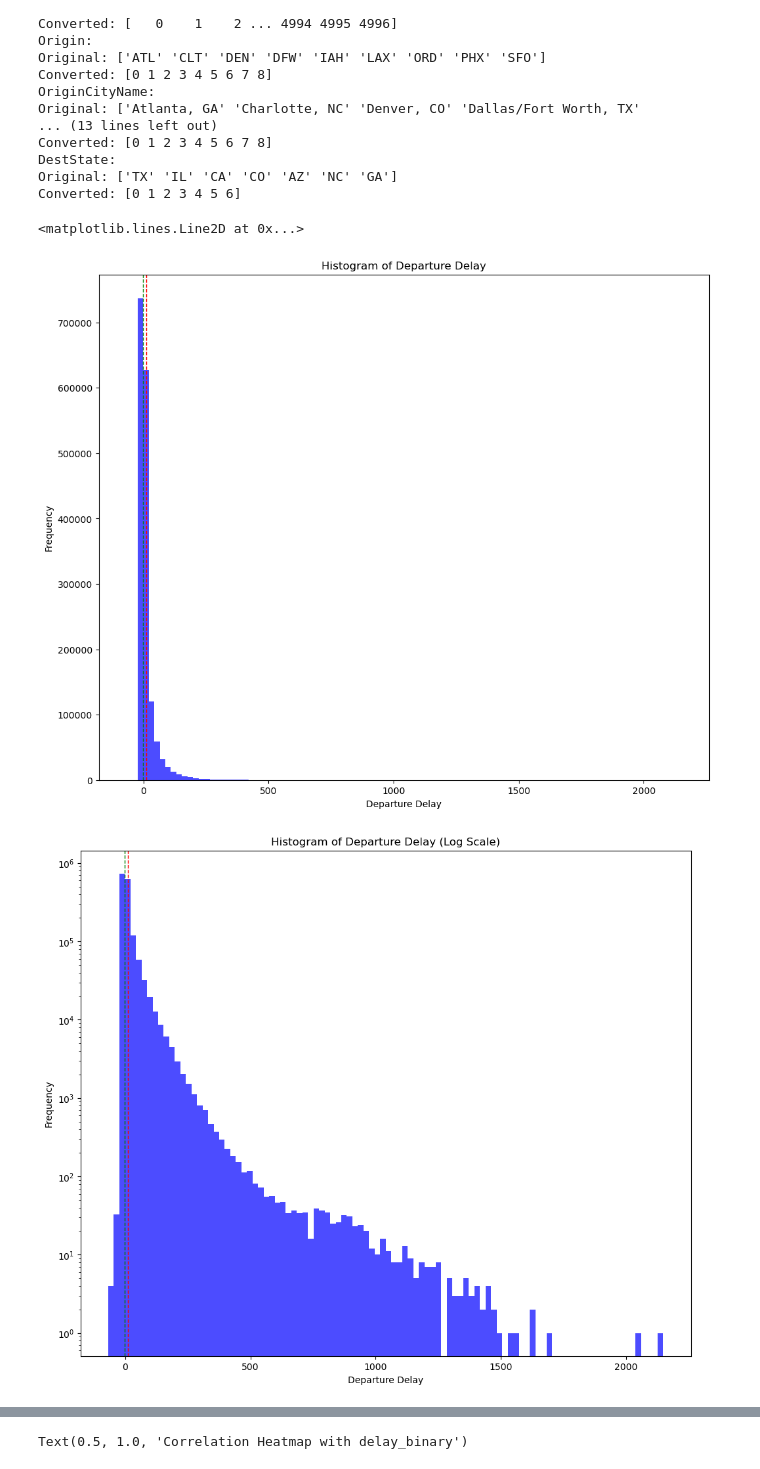
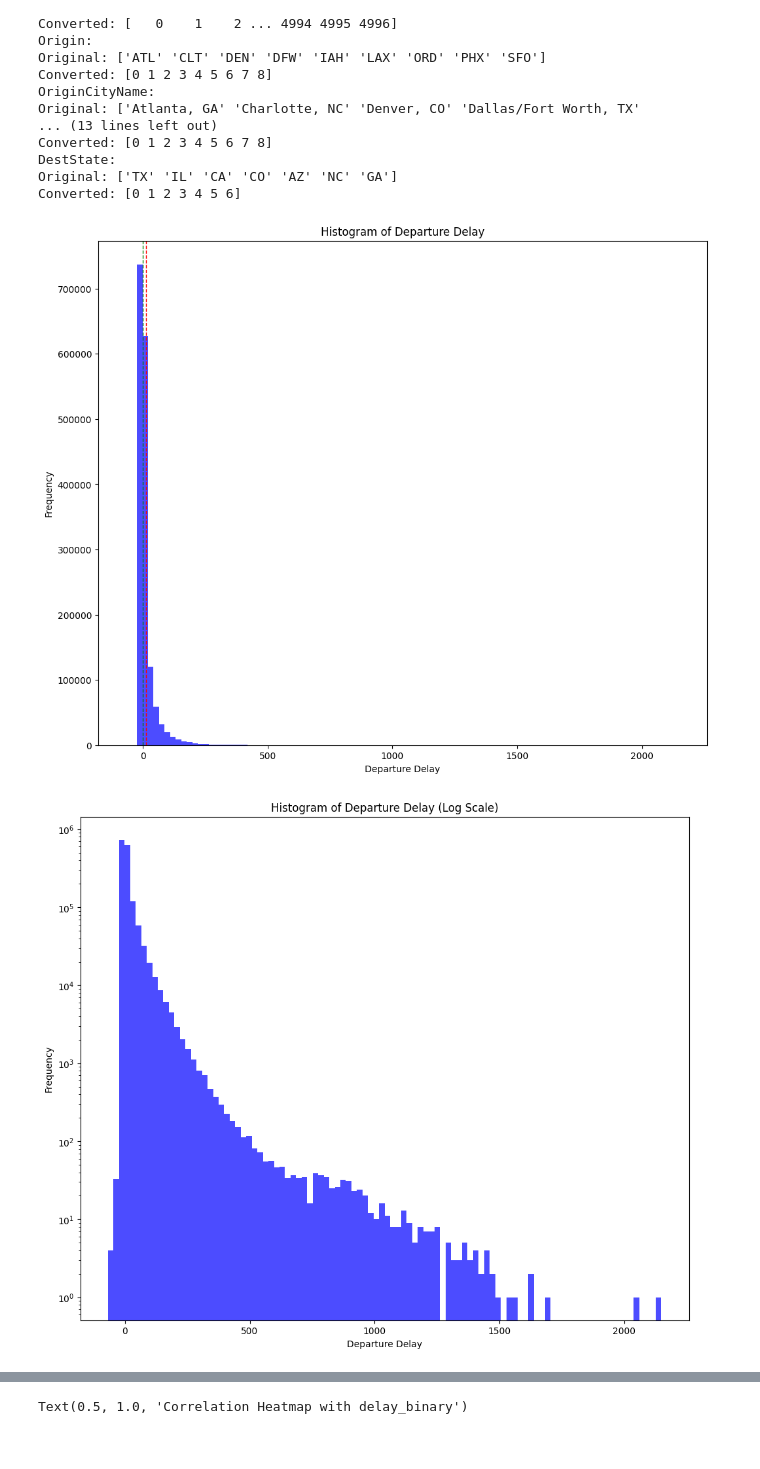
Before and after one commit to kyllan16693/flight-delay-prediction, a Jupyter notebook: eda.ipynb, the cells around one changed output, grey strips where cells are left out. Drawn from its saved outputs; the diff is of its cells as text; code cells hidden in the pictures.

```diff
--- a/eda.ipynb
+++ b/eda.ipynb
@@ -10,6 +8,6 @@ from sklearn.tree import plot_tree
 # %%
 #read in preprocessed_df.csv
-df = pd.read_csv('csv_flight/preprocessed_df.csv')
+df = pd.read_csv('data/preprocessed_df.csv')
 #move target variable(DepDelay) to the end
 df = df[[c for c in df if c not in ['DepDelay']] + ['DepDelay']]
 df.head()
@@ -81,28 +79,27 @@ Converted: [0 1 2 3 4 5 6]
 # %%
 #histogram of departure delay frequency
 plt.figure(figsize=(12, 10))
 plt.hist(df['DepDelay'], bins=100, color='blue', alpha=0.7)
 plt.xlabel('Departure Delay')
 plt.ylabel('Frequency')
 plt.title('Histogram of Departure Delay')
 plt.axvline(df['DepDelay'].mean(), color='red', linestyle='dashed', linewidth=1)
 plt.axvline(df['DepDelay'].median(), color='green', linestyle='dashed', linewidth=1)
 #plt.savefig('graphics/hist_dep_delay.png')
 
 #and the logged version
 plt.figure(figsize=(12, 10))
 plt.hist(df['DepDelay'], bins=100, color='blue', alpha=0.7)
 plt.xlabel('Departure Delay')
 plt.ylabel('Frequency')
 plt.title('Histogram of Departure Delay (Log Scale)')
 plt.yscale('log')
-plt.axvline(df['DepDelay'].mean(), color='red', linestyle='dashed', linewidth=1)
-plt.axvline(df['DepDelay'].median(), color='green', linestyle='dashed', linewidth=1)
+#plt.axvline(df['DepDelay'].mean(), color='red', linestyle='dashed', linewidth=1)
+#plt.axvline(df['DepDelay'].median(), color='green', linestyle='dashed', linewidth=1)
 #plt.savefig('graphics/hist_dep_delay_log.png')
 # %% [output]
-<matplotlib.lines.Line2D at 0x...>
-[figure, old version]
+[figure, new version]
-[figure, old version]
+[figure, new version]
 # %%
 #summary statistics about the departure delay
 print('Min:', df['DepDelay'].min())
```
Also changed, not shown: parts of 21 cells of this notebook.
